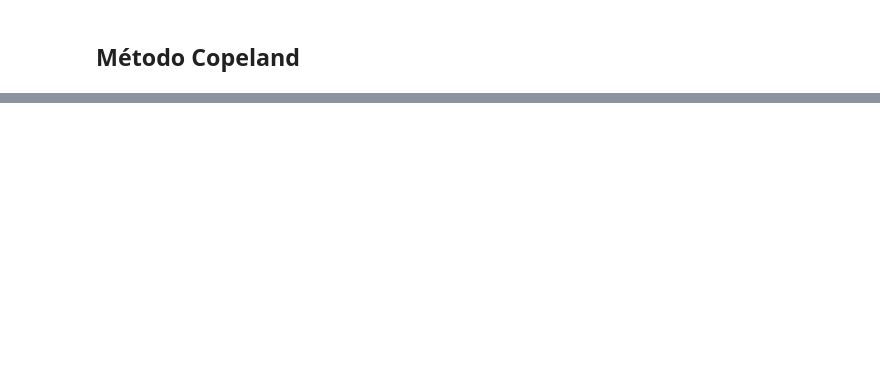
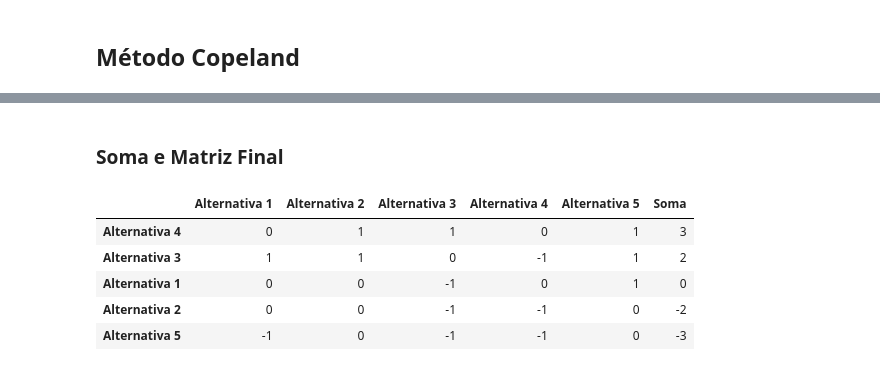
Before and after one commit to jvataidee/PesquisaOperacional, a Jupyter notebook: agregacao_sintese.ipynb, the cells around one changed output, grey strips where cells are left out. Saved outputs shown, nothing was run; the diff lists cells and outputs as text; code cells hidden in the pictures; blank space fills up the shorter version.

```diff
--- a/agregacao_sintese.ipynb
+++ b/agregacao_sintese.ipynb
@@ -162,0 +316,3 @@ dtype: int64
+# %%
+matriz_decisao_nova = matriz_soma.applymap(transform)
+matriz_decisao_nova
@@ -162,0 +361,13 @@ dtype: int64
+# %% [markdown]
+### **Soma e Matriz Final**
+# %%
+matriz_final["Soma"] = matriz_final.apply(np.sum, axis = 1)
+matriz_final.sort_values(by = "Soma", inplace = True, ascending = False)
+matriz_final
+# %% [output]
+|  | Alternativa 1 | Alternativa 2 | Alternativa 3 | Alternativa 4 | Alternativa 5 | Soma |
+| Alternativa 4 | 0 | 1 | 1 | 0 | 1 | 3 |
+| Alternativa 3 | 1 | 1 | 0 | -1 | 1 | 2 |
+| Alternativa 1 | 0 | 0 | -1 | 0 | 1 | 0 |
+| Alternativa 2 | 0 | 0 | -1 | -1 | 0 | -2 |
+| Alternativa 5 | -1 | 0 | -1 | -1 | 0 | -3 |
```
Also changed, not shown: parts of 33 cells of this notebook.
